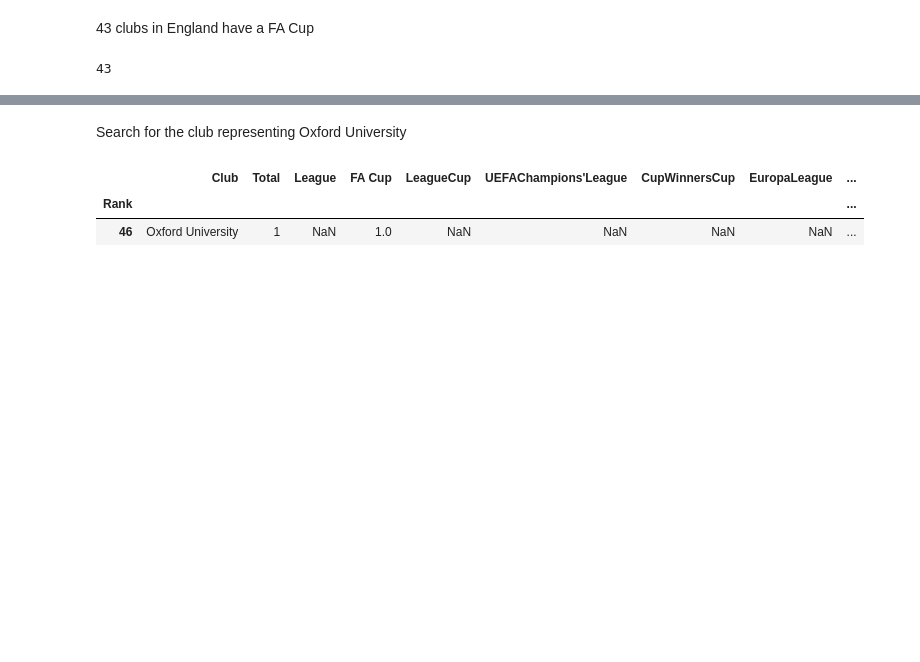
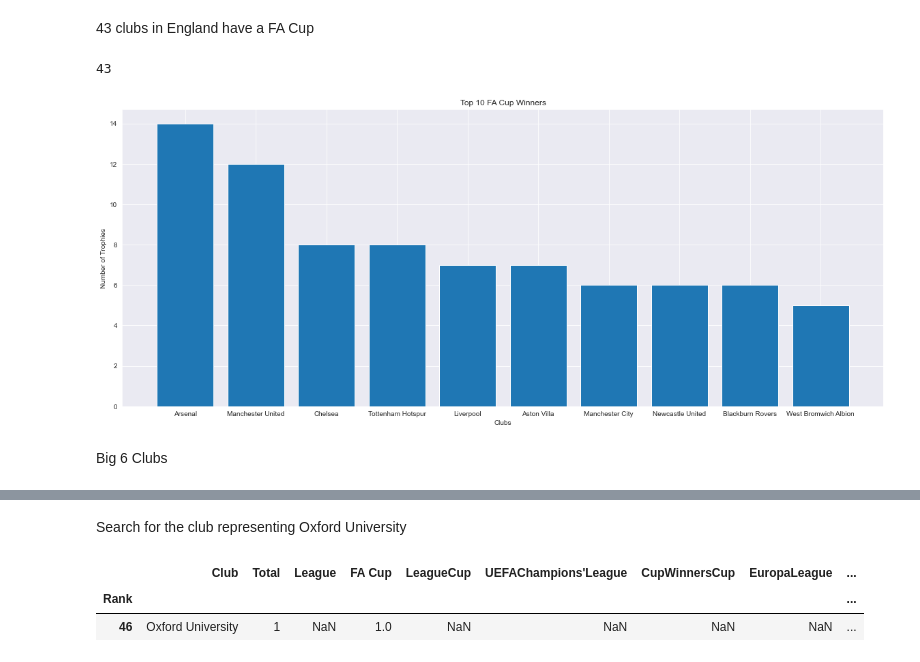
Before and after one commit to EyimofeP/english-football-trophy, a Jupyter notebook: English Football Trophy Analysis.ipynb, the cells around one changed output, grey strips where cells are left out. Cells and saved outputs as stored; diff of their text form; code cells hidden in the pictures; blank space fills up the shorter version.

```diff
--- a/English Football Trophy Analysis.ipynb
+++ b/English Football Trophy Analysis.ipynb
@@ -132,7 +177,8 @@ len(pl[pl["EuropaLeague"] >= 1])
 # %% [markdown]
 Which Clubs have an FA Cup?
 # %%
-pl[pl["FA Cup"] >= 1][["Club", "FA Cup"]].sort_values("FA Cup", ascending =False)
+fa_df = pl[pl["FA Cup"] >= 1][["Club", "FA Cup"]].sort_values("FA Cup", ascending =False)
+fa_df
 # %% [output]
 |  | Club | FA Cup |
 | Rank |  |  |
@@ -158,3 +204,20 @@ pl[pl["FA Cup"] >= 1][["Club", "FA Cup"]].sort_values("FA Cup", ascending =False
 len(pl[pl["FA Cup"] >= 1])
 # %% [output]
 43
+# %%
+# Take Top 10 Winners
+fa_df = fa_df.head(10)
+
+# Increase Size of Graph
+plt.figure(figsize=[20,8])
+
+# Plot League against Club
+plt.bar(x="Club", height="FA Cup", data=fa_df)
+
+plt.title("Top 10 FA Cup Winners")
+plt.xlabel("Clubs")
+plt.ylabel("Number of Trophies");
+# %% [output]
+[figure, added]
+# %% [markdown]
+Big 6 Clubs
```
Also changed, not shown: parts of 12 cells of this notebook.
